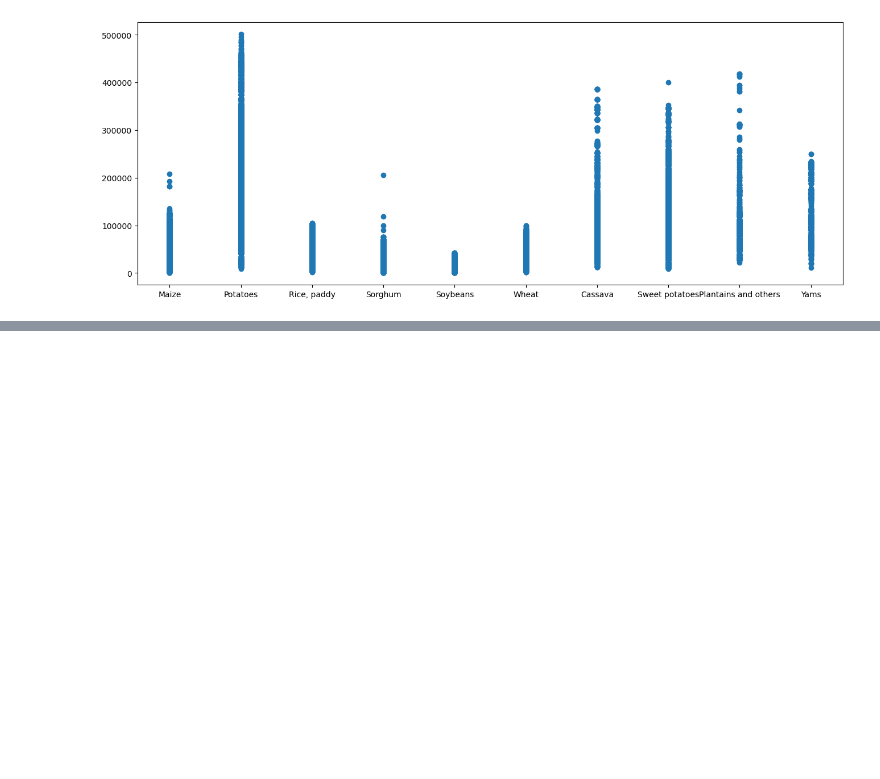
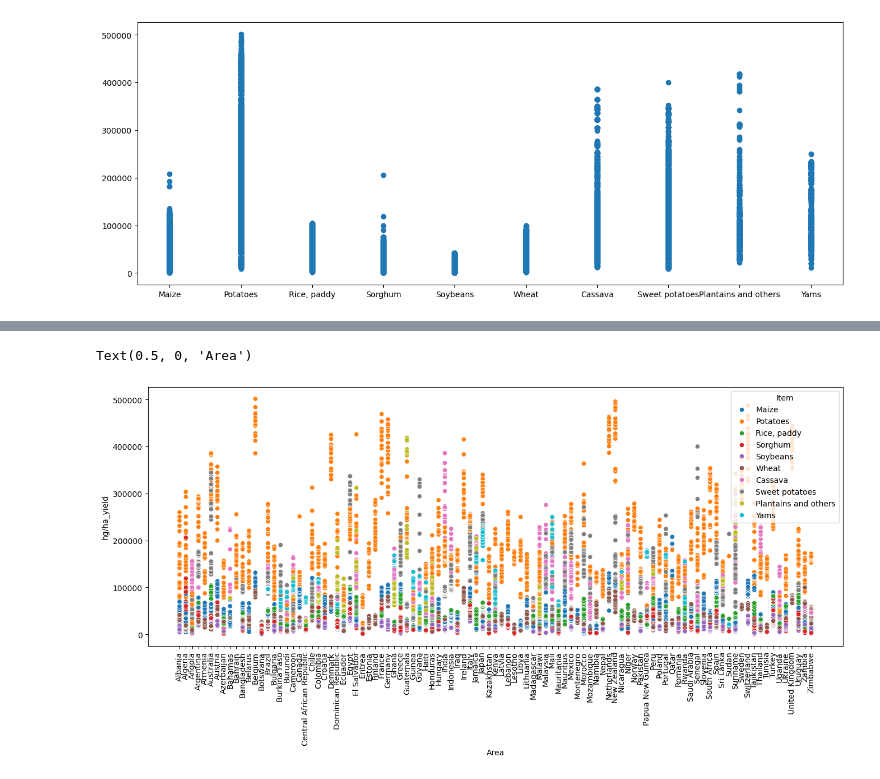
Before and after one commit to psimkina/crop-yield, a Jupyter notebook: notebooks/data_exploration.ipynb, the cells around one changed output, grey strips where cells are left out. Drawn from its saved outputs; the diff is of its cells as text; code cells hidden in the pictures; blank space fills up the shorter version.

```diff
--- a/notebooks/data_exploration.ipynb
+++ b/notebooks/data_exploration.ipynb
@@ -47,0 +59,9 @@ plt.scatter(yield_df['Item'], yield_df['hg/ha_yield'])
+# %%
+fig, ax = plt.subplots(figsize=(16,6))
+
+sns.scatterplot(data=yield_df, x='Area', y='hg/ha_yield', ax=ax, hue='Item')
+plt.xticks(rotation=90)
+plt.xlabel('Area')
+# %% [output]
+Text(0.5, 0, 'Area')
+[figure, added]
```
Also changed, not shown: parts of 6 cells of this notebook, 1 other file.
